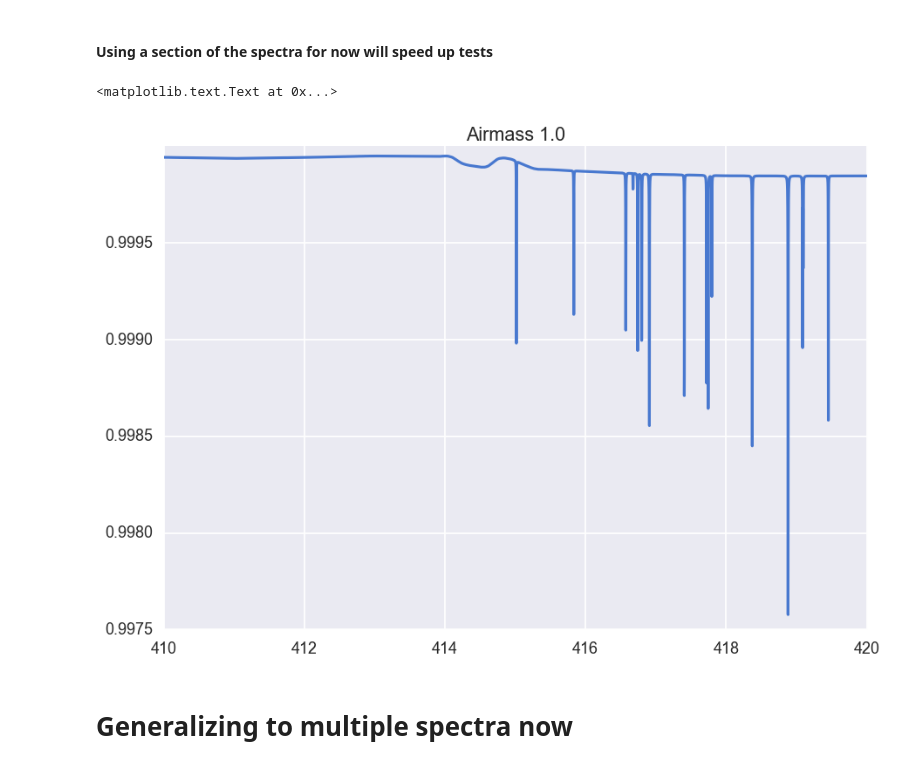
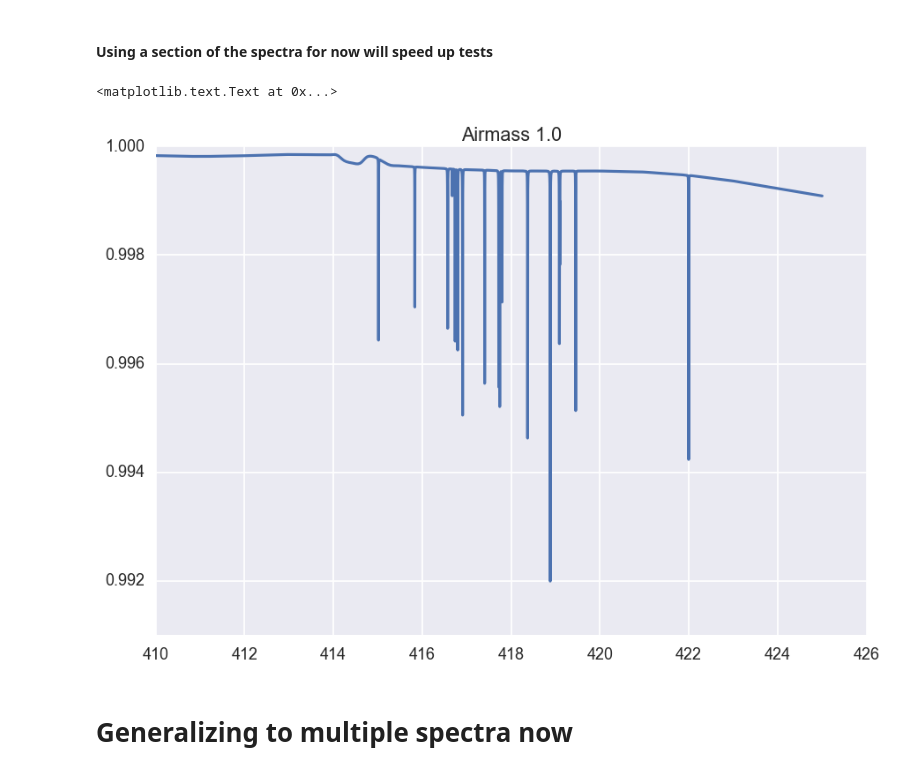
Before and after one commit to icweaver/telluric_windows, a Jupyter notebook: telluric.ipynb, the cells around one changed output. Cells and saved outputs as stored; diff of their text form; code cells hidden in the pictures.

```diff
--- a/telluric.ipynb
+++ b/telluric.ipynb
@@ -38,14 +41,14 @@ trans = hdu_data['trans']
 #### Using a section of the spectra for now will speed up tests
 # %%
 # just using 410 - 420 nanometers for now
-lam_bin = lam[(0.41 <= lam) & (lam <= 0.42)]
-trans_bin = trans[(0.41 <= lam) & (lam <= 0.42)]
+lam_bin = lam[(0.41 <= lam) & (lam <= 0.425)]
+trans_bin = trans[(0.41 <= lam) & (lam <= 0.425)]
 plt.plot(lam_bin*1E3, trans_bin)
 
 plt.title('Airmass 1.0')
 # %% [output]
 <matplotlib.text.Text at 0x...>
-[figure, old version]
+[figure, new version]
 # %% [markdown]
 # Generalizing to multiple spectra now
 # %% [markdown]
```
Also changed, not shown: parts of 29 cells of this notebook, 5 other files.
